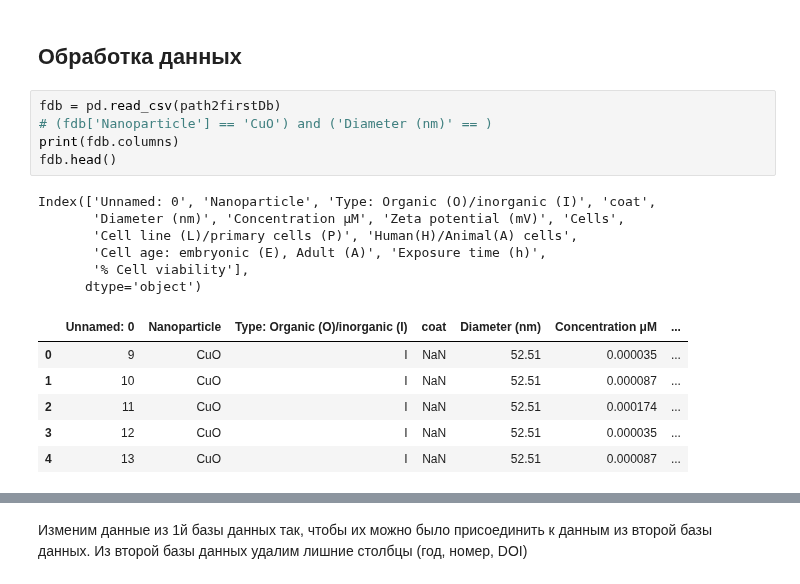
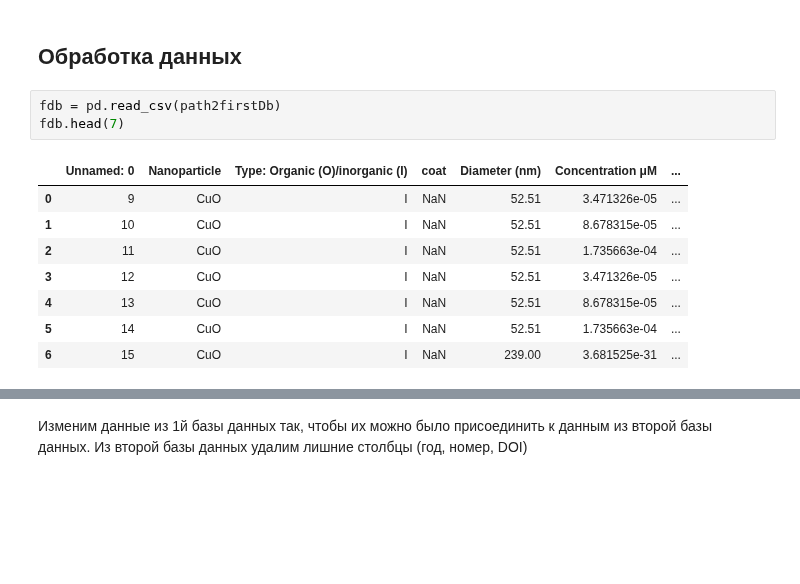
Before and after one commit to dobrotvorn/DataCon23, a Jupyter notebook: Mini_task1.ipynb, the cells around one changed output, grey strips where cells are left out. Cells and saved outputs as stored; diff of their text form; blank space fills up the shorter version.

```diff
--- a/Mini_task1.ipynb
+++ b/Mini_task1.ipynb
@@ -119,19 +107,13 @@ To: /content/secondDb.csv
 ## Обработка данных
 # %%
 fdb = pd.read_csv(path2firstDb)
-# (fdb['Nanoparticle'] == 'CuO') and ('Diameter (nm)' == )
-print(fdb.columns)
-fdb.head()
+fdb.head(7)
 # %% [output]
-Index(['Unnamed: 0', 'Nanoparticle', 'Type: Organic (O)/inorganic (I)', 'coat',
-       'Diameter (nm)', 'Concentration μM', 'Zeta potential (mV)', 'Cells',
-       'Cell line (L)/primary cells (P)', 'Human(H)/Animal(A) cells',
-       'Cell age: embryonic (E), Adult (A)', 'Exposure time (h)',
-       '% Cell viability'],
-      dtype='object')
 |  | Unnamed: 0 | Nanoparticle | Type: Organic (O)/inorganic (I) | coat | Diameter (nm) | Concentration μM | ... |
-| 0 | 9 | CuO | I | NaN | 52.51 | 0.000035 | ... |
-| 1 | 10 | CuO | I | NaN | 52.51 | 0.000087 | ... |
-| 2 | 11 | CuO | I | NaN | 52.51 | 0.000174 | ... |
-| 3 | 12 | CuO | I | NaN | 52.51 | 0.000035 | ... |
-| 4 | 13 | CuO | I | NaN | 52.51 | 0.000087 | ... |
+| 0 | 9 | CuO | I | NaN | 52.51 | 3.471326e-05 | ... |
+| 1 | 10 | CuO | I | NaN | 52.51 | 8.678315e-05 | ... |
+| 2 | 11 | CuO | I | NaN | 52.51 | 1.735663e-04 | ... |
+| 3 | 12 | CuO | I | NaN | 52.51 | 3.471326e-05 | ... |
+| 4 | 13 | CuO | I | NaN | 52.51 | 8.678315e-05 | ... |
+| 5 | 14 | CuO | I | NaN | 52.51 | 1.735663e-04 | ... |
+| 6 | 15 | CuO | I | NaN | 239.00 | 3.681525e-31 | ... |
```
Also changed, not shown: parts of 29 cells of this notebook.
